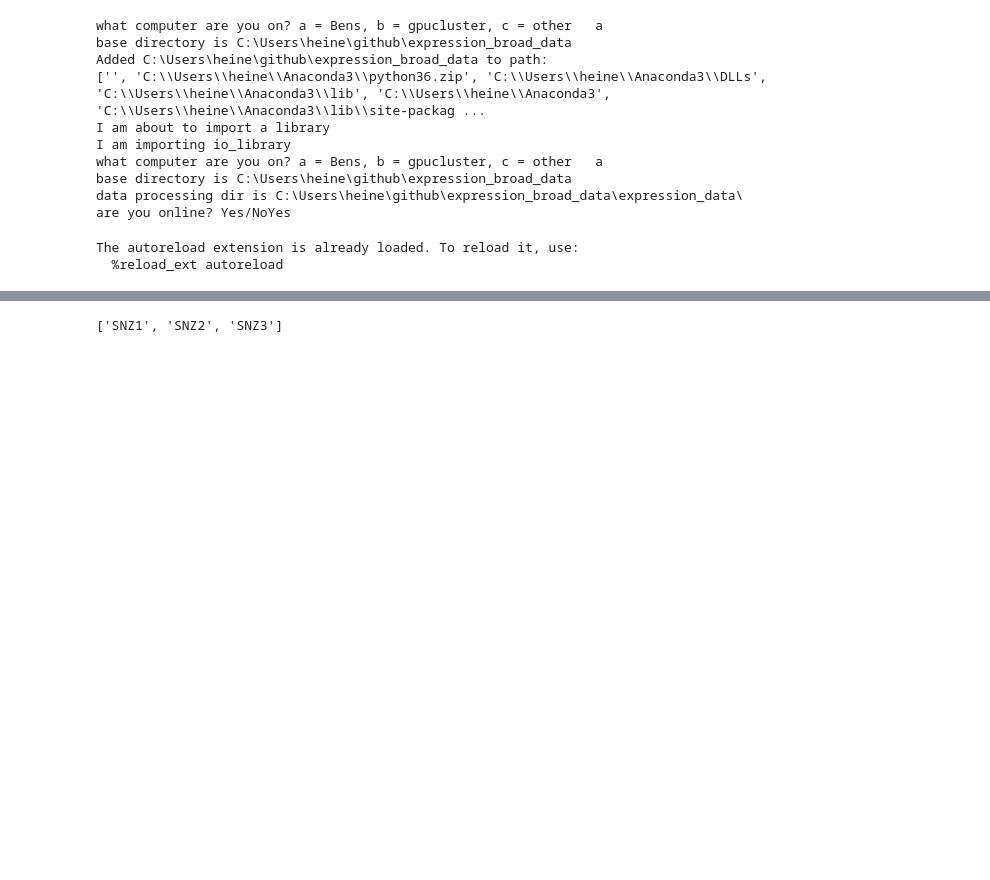
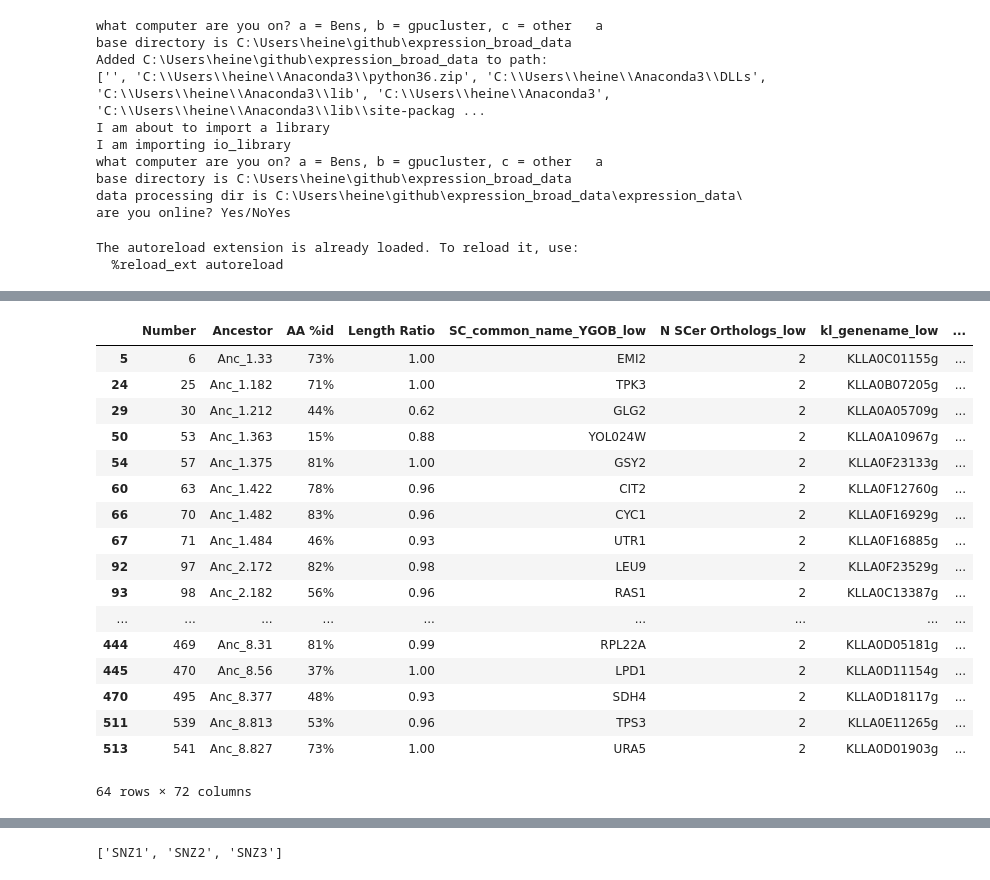
Before and after one commit to heineike02/yeast_esr_expression_analysis, a Jupyter notebook: scripts/20171030_phylogenetic_trees.ipynb, the cells around one changed output, grey strips where cells are left out. Saved outputs shown, nothing was run; the diff lists cells and outputs as text; code cells hidden in the pictures; blank space fills up the shorter version.

```diff
--- a/scripts/20171030_phylogenetic_trees.ipynb
+++ b/scripts/20171030_phylogenetic_trees.ipynb
@@ -119 +144,25 @@ Done
+# %%
+#Load goi data
+
+ohnologs_goi = pd.read_csv(data_processing_dir + os.path.normpath('20170817_klscpka/20170817_ohnologs_goi.csv'),index_col = 0)
+ohnologs_goi
+# %% [output]
+|  | Number | Ancestor | AA %id | Length Ratio | SC_common_name_YGOB_low | N SCer Orthologs_low | kl_genename_low | ... |
+| 5 | 6 | Anc_1.33 | 73% | 1.00 | EMI2 | 2 | KLLA0C01155g | ... |
+| 24 | 25 | Anc_1.182 | 71% | 1.00 | TPK3 | 2 | KLLA0B07205g | ... |
+| 29 | 30 | Anc_1.212 | 44% | 0.62 | GLG2 | 2 | KLLA0A05709g | ... |
+| 50 | 53 | Anc_1.363 | 15% | 0.88 | YOL024W | 2 | KLLA0A10967g | ... |
+| 54 | 57 | Anc_1.375 | 81% | 1.00 | GSY2 | 2 | KLLA0F23133g | ... |
+| 60 | 63 | Anc_1.422 | 78% | 0.96 | CIT2 | 2 | KLLA0F12760g | ... |
+| 66 | 70 | Anc_1.482 | 83% | 0.96 | CYC1 | 2 | KLLA0F16929g | ... |
+| 67 | 71 | Anc_1.484 | 46% | 0.93 | UTR1 | 2 | KLLA0F16885g | ... |
+| 92 | 97 | Anc_2.172 | 82% | 0.98 | LEU9 | 2 | KLLA0F23529g | ... |
+| 93 | 98 | Anc_2.182 | 56% | 0.96 | RAS1 | 2 | KLLA0C13387g | ... |
+| ... | ... | ... | ... | ... | ... | ... | ... | ... |
+| 444 | 469 | Anc_8.31 | 81% | 0.99 | RPL22A | 2 | KLLA0D05181g | ... |
+| 445 | 470 | Anc_8.56 | 37% | 1.00 | LPD1 | 2 | KLLA0D11154g | ... |
+| 470 | 495 | Anc_8.377 | 48% | 0.93 | SDH4 | 2 | KLLA0D18117g | ... |
+| 511 | 539 | Anc_8.813 | 53% | 0.96 | TPS3 | 2 | KLLA0E11265g | ... |
+| 513 | 541 | Anc_8.827 | 73% | 1.00 | URA5 | 2 | KLLA0D01903g | ... |
+64 rows × 72 columns
 # %%
```
Also changed, not shown: parts of 61 cells of this notebook, 3 other files.
